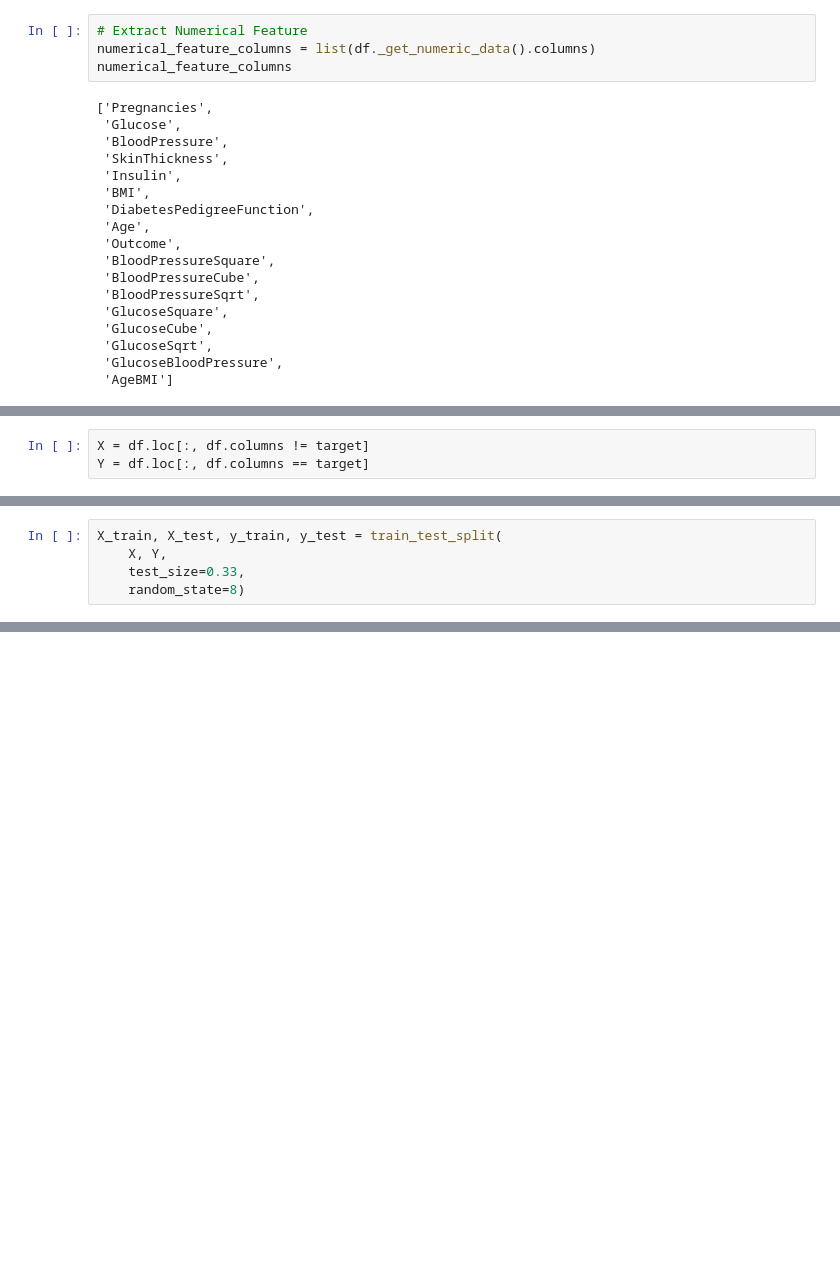
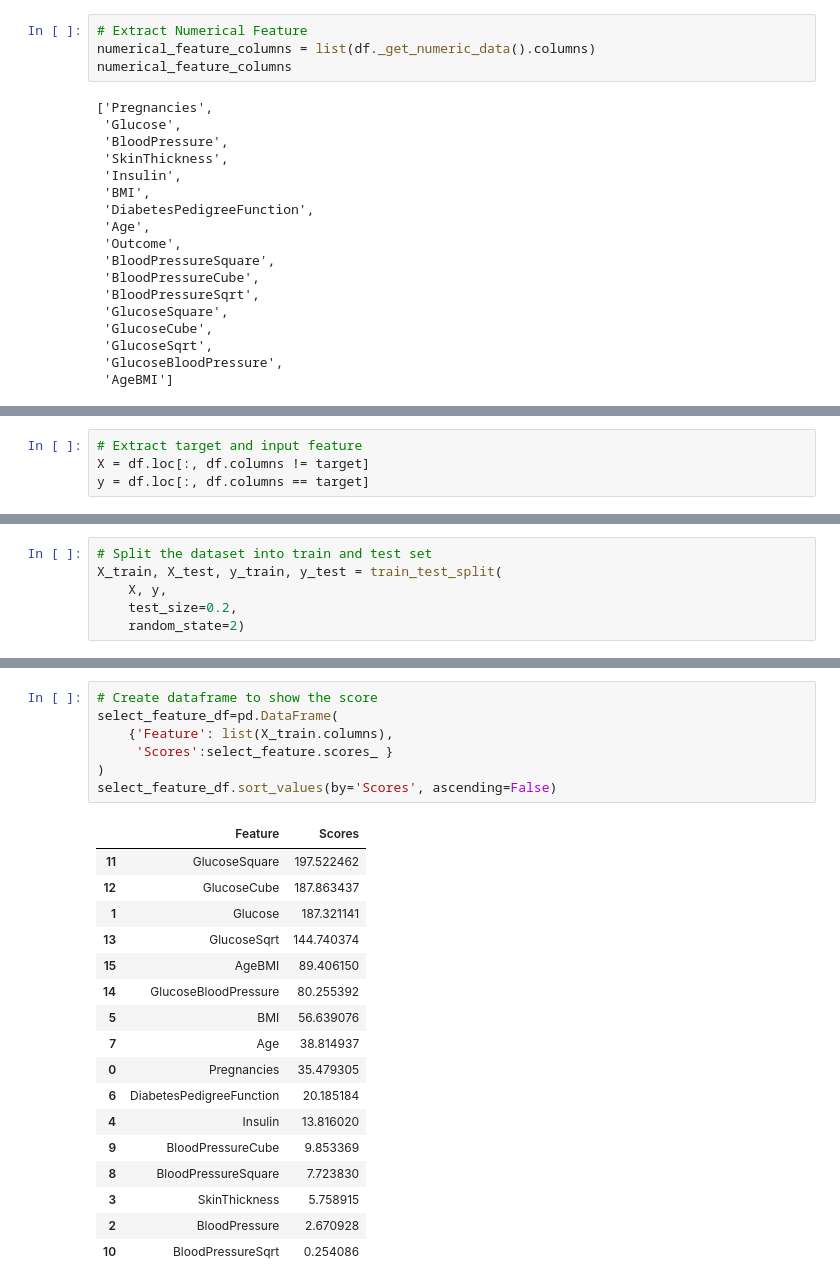
Before and after one commit to Mostafij-k/Feature_Engineering_Methods, a Jupyter notebook: Feature_Selection/SelectBest_Recursion_Feature_Selection.ipynb, the cells around one changed output, grey strips where cells are left out. Cells and saved outputs as stored; diff of their text form; blank space fills up the shorter version.

```diff
--- a/Feature_Selection/SelectBest_Recursion_Feature_Selection.ipynb
+++ b/Feature_Selection/SelectBest_Recursion_Feature_Selection.ipynb
@@ -202,4 +213,5 @@ sns.heatmap(cm, annot=True, cmap = 'viridis')
 # %%
+# Extract target and input feature
 X = df.loc[:, df.columns != target]
-Y = df.loc[:, df.columns == target]
+y = df.loc[:, df.columns == target]
 # %%
@@ -208,7 +221,8 @@ Y.shape
 # %% [output]
 (768, 1)
 # %%
+# Split the dataset into train and test set
 X_train, X_test, y_train, y_test = train_test_split(
-    X, Y,
-    test_size=0.33,
-    random_state=8)
+    X, y,
+    test_size=0.2,
+    random_state=2)
@@ -214,0 +251,25 @@ X_train, X_test, y_train, y_test = train_test_split(
+# %%
+# Create dataframe to show the score
+select_feature_df=pd.DataFrame(
+    {'Feature': list(X_train.columns),
+     'Scores':select_feature.scores_ }
+)
+select_feature_df.sort_values(by='Scores', ascending=False)
+# %% [output]
+|  | Feature | Scores |
+| 11 | GlucoseSquare | 197.522462 |
+| 12 | GlucoseCube | 187.863437 |
+| 1 | Glucose | 187.321141 |
+| 13 | GlucoseSqrt | 144.740374 |
+| 15 | AgeBMI | 89.406150 |
+| 14 | GlucoseBloodPressure | 80.255392 |
+| 5 | BMI | 56.639076 |
+| 7 | Age | 38.814937 |
+| 0 | Pregnancies | 35.479305 |
+| 6 | DiabetesPedigreeFunction | 20.185184 |
+| 4 | Insulin | 13.816020 |
+| 9 | BloodPressureCube | 9.853369 |
+| 8 | BloodPressureSquare | 7.723830 |
+| 3 | SkinThickness | 5.758915 |
+| 2 | BloodPressure | 2.670928 |
+| 10 | BloodPressureSqrt | 0.254086 |
```
Also changed, not shown: parts of 27 cells of this notebook.
